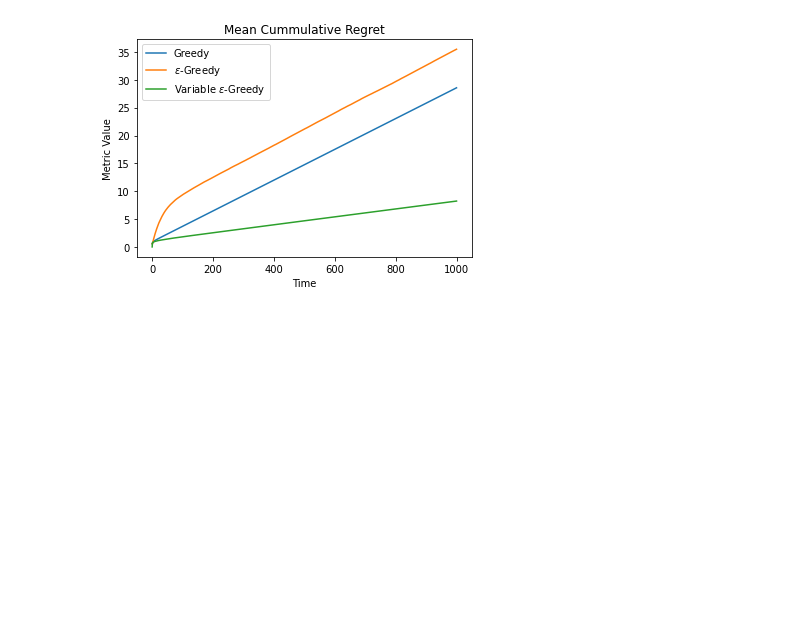
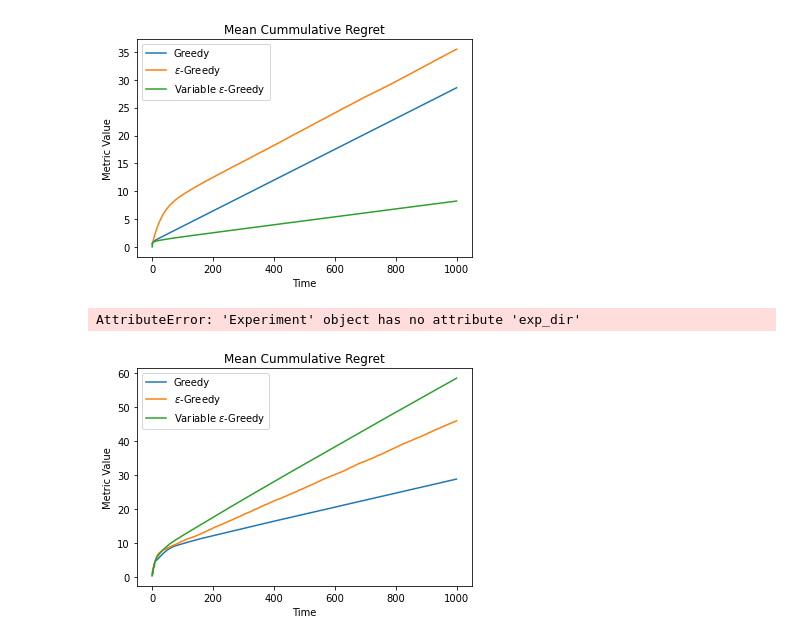
Before and after one commit to Utkarshp1/CS-414-Reinforcement-Learning, a Jupyter notebook: Multi-Armed Bandits/src/Untitled.ipynb, the cells around one changed output. Cells and saved outputs as stored; diff of their text form; code cells hidden in the pictures; blank space fills up the shorter version.

```diff
--- a/Multi-Armed Bandits/src/Untitled.ipynb
+++ b/Multi-Armed Bandits/src/Untitled.ipynb
@@ -105,7 +105,7 @@ algo = {"Greedy": (Greedy, {}),
        "$\epsilon$-Greedy": (Greedy, {"eps": 0.1}),
        "Variable $\epsilon$-Greedy": (Greedy, {"eps_schedule": create_inverse_schedule(0.1)})}
 
-experiment = Experiment(algo, "Greedy", num_runs=1000, metrics=[MeanCummulativeRegret()])
+experiment = Experiment(algo, "Greedy", num_runs=100, num_arms=10, metrics=[MeanCummulativeRegret()])
 # %%
 experiment.simulate()
 # %%
@@ -125,3 +125,8 @@ experiment.generate_plots()
 # %% [output]
 AttributeError: 'Experiment' object has no attribute 'exp_dir'
 [figure]
+# %%
+experiment.generate_plots()
+# %% [output]
+AttributeError: 'Experiment' object has no attribute 'exp_dir'
+[figure, added]
```
Also changed, not shown: parts of 5 cells of this notebook, 2 other files.
